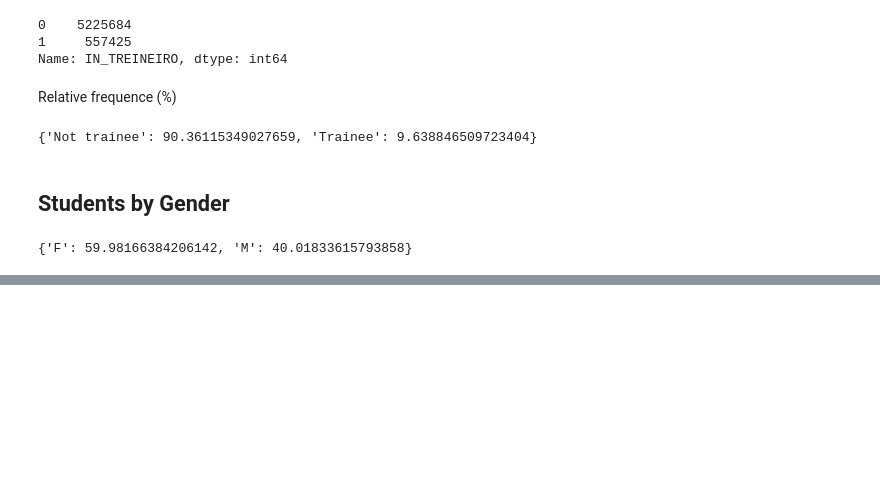
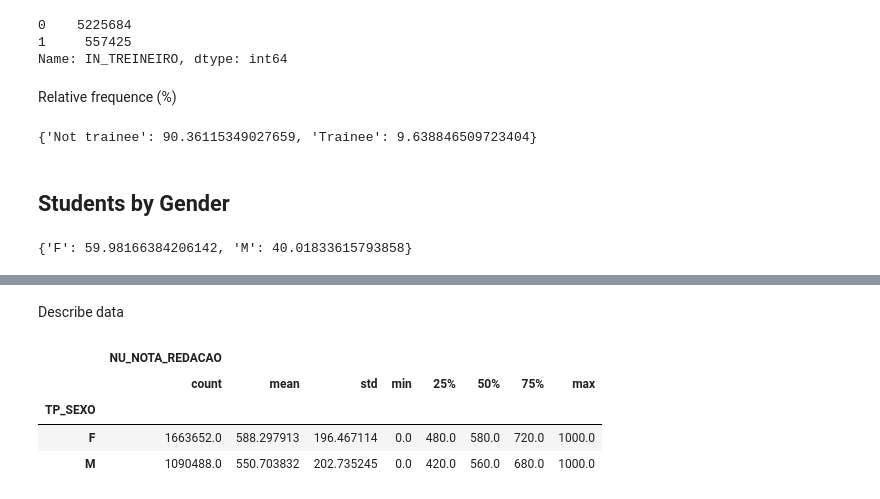
Before and after one commit to almemanuel/ENEM2020-Data-Analysis, a Jupyter notebook: DataAnalysis.ipynb, the cells around one changed output, grey strips where cells are left out. Drawn from its saved outputs; the diff is of its cells as text; code cells hidden in the pictures; blank space fills up the shorter version.

```diff
--- a/DataAnalysis.ipynb
+++ b/DataAnalysis.ipynb
@@ -289,0 +400,10 @@ percent_students_by_gender
+# %% [markdown]
+Describe data
+# %%
+filtered_data.groupby('TP_SEXO').describe()
+# %% [output]
+|  | NU_NOTA_REDACAO |  |  |  |  |  |  |  |
+|  | count | mean | std | min | 25% | 50% | 75% | max |
+| TP_SEXO |  |  |  |  |  |  |  |  |
+| F | 1663652.0 | 588.297913 | 196.467114 | 0.0 | 480.0 | 580.0 | 720.0 | 1000.0 |
+| M | 1090488.0 | 550.703832 | 202.735245 | 0.0 | 420.0 | 560.0 | 680.0 | 1000.0 |
```
Also changed, not shown: parts of 23 cells of this notebook.
